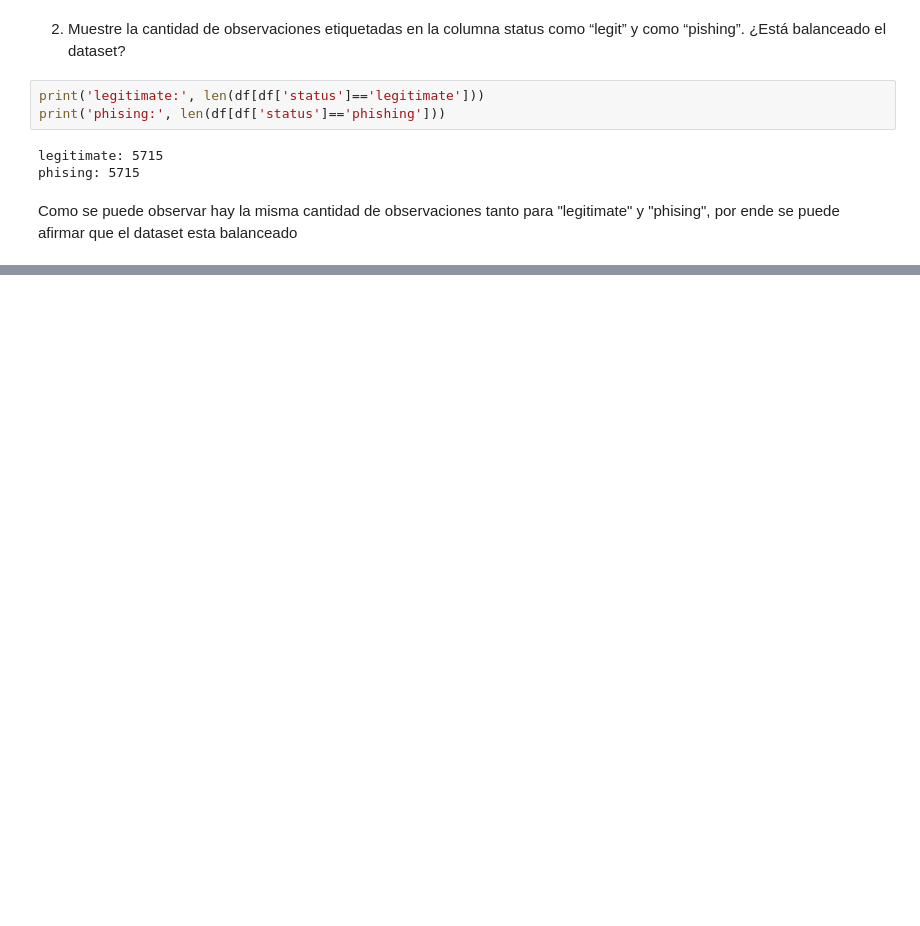
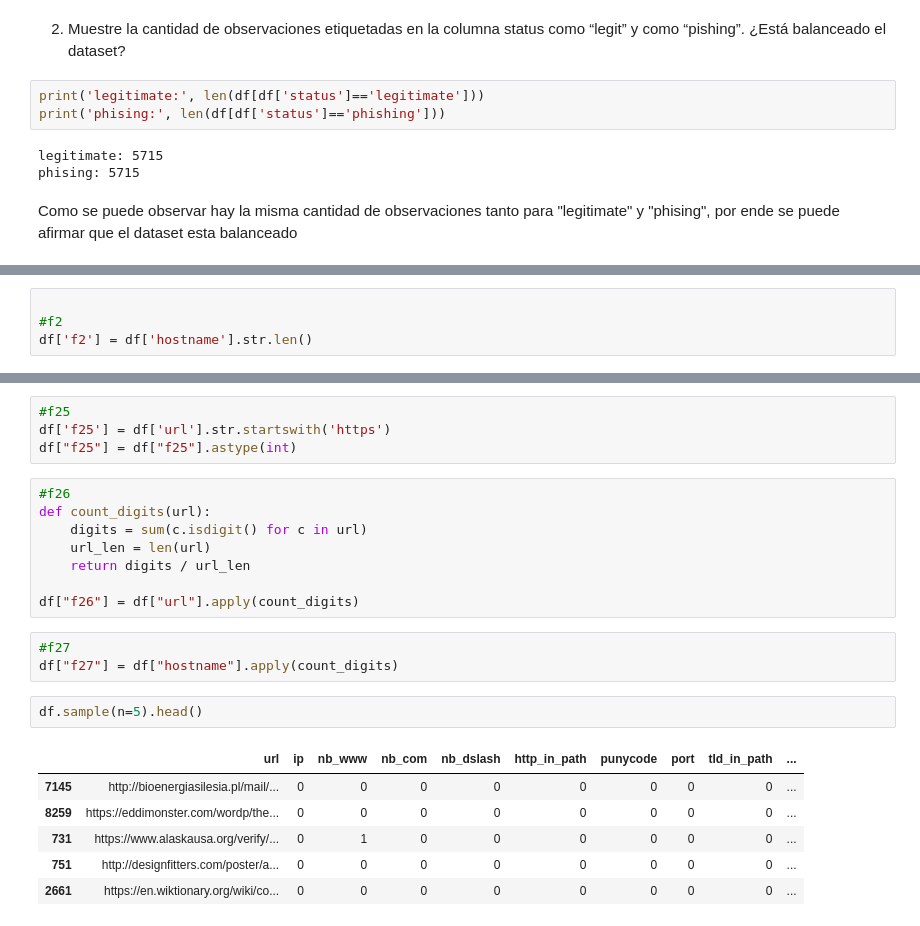
Before and after one commit to JosePabloPonce/Laboratorio-1-Security-Data-Science, a Jupyter notebook: Laboratorio.ipynb, the cells around one changed output, grey strips where cells are left out. Saved outputs shown, nothing was run; the diff lists cells and outputs as text; blank space fills up the shorter version.

```diff
--- a/Laboratorio.ipynb
+++ b/Laboratorio.ipynb
@@ -47,0 +62,4 @@ Como se puede observar hay la misma cantidad de observaciones tanto para "legiti
+# %%
+
+#f2
+df['f2'] = df['hostname'].str.len()
@@ -47,0 +117,24 @@ Como se puede observar hay la misma cantidad de observaciones tanto para "legiti
+# %%
+#f25
+df['f25'] = df['url'].str.startswith('https')
+df["f25"] = df["f25"].astype(int)
+# %%
+#f26
+def count_digits(url):
+    digits = sum(c.isdigit() for c in url)
+    url_len = len(url)
+    return digits / url_len
+
+df["f26"] = df["url"].apply(count_digits)
+# %%
+#f27
+df["f27"] = df["hostname"].apply(count_digits)
+# %%
+df.sample(n=5).head()
+# %% [output]
+|  | url | ip | nb_www | nb_com | nb_dslash | http_in_path | punycode | port | tld_in_path | ... |
+| 7145 | http://bioenergiasilesia.pl/mail/... | 0 | 0 | 0 | 0 | 0 | 0 | 0 | 0 | ... |
+| 8259 | https://eddimonster.com/wordp/the... | 0 | 0 | 0 | 0 | 0 | 0 | 0 | 0 | ... |
+| 731 | https://www.alaskausa.org/verify/... | 0 | 1 | 0 | 0 | 0 | 0 | 0 | 0 | ... |
+| 751 | http://designfitters.com/poster/a... | 0 | 0 | 0 | 0 | 0 | 0 | 0 | 0 | ... |
+| 2661 | https://en.wiktionary.org/wiki/co... | 0 | 0 | 0 | 0 | 0 | 0 | 0 | 0 | ... |
```
Also changed, not shown: parts of 6 cells of this notebook.
